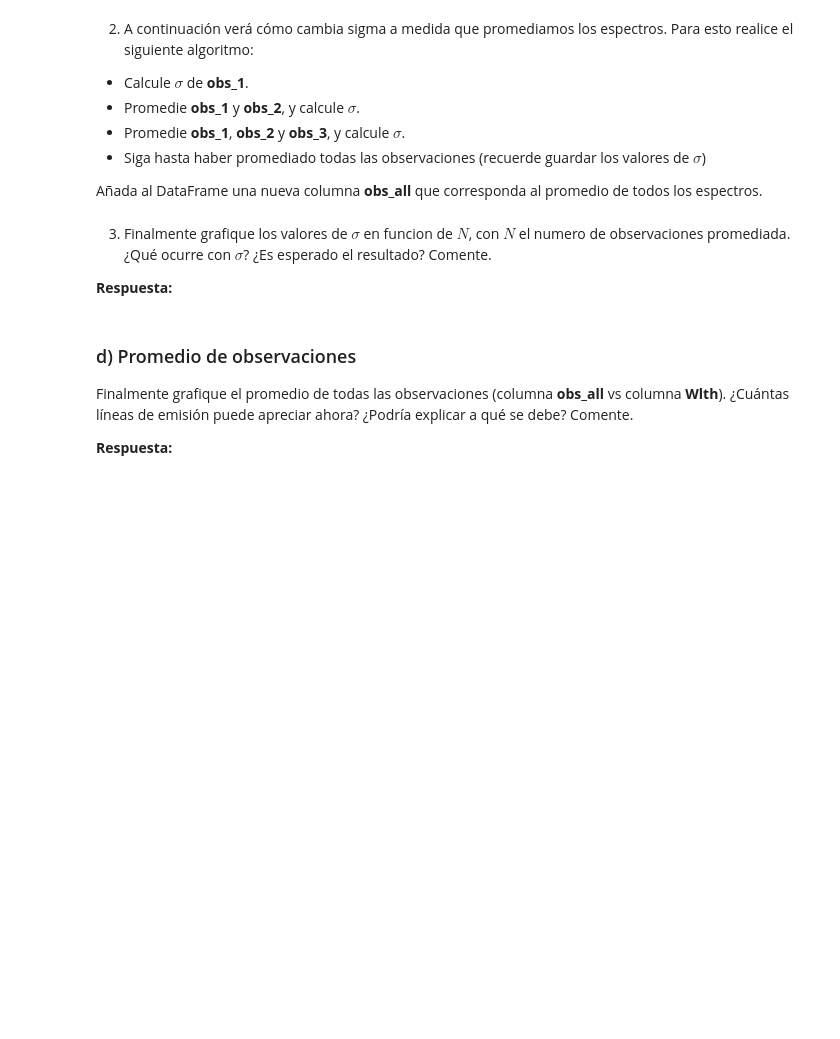
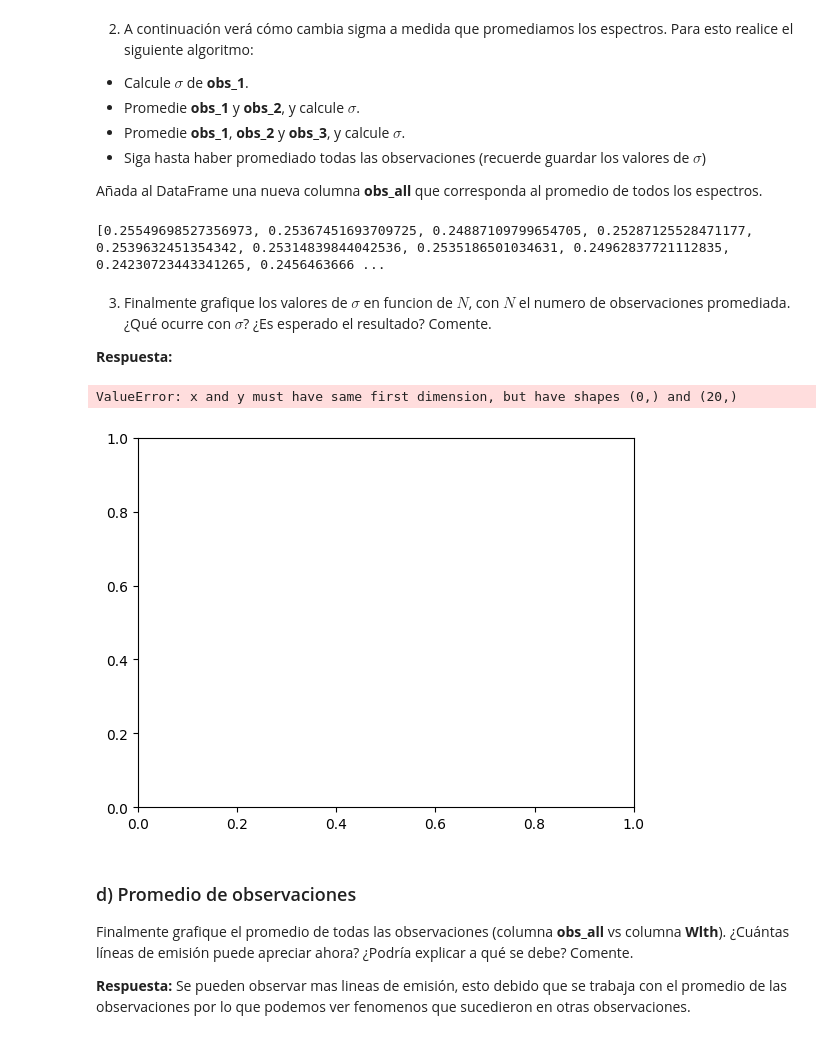
Before and after one commit to Morales-Andres/Tarea-2, a Jupyter notebook: Tarea2.ipynb, the cells around one changed output. Cells and saved outputs as stored; diff of their text form; code cells hidden in the pictures; blank space fills up the shorter version.

```diff
--- a/Tarea2.ipynb
+++ b/Tarea2.ipynb
@@ -283,6 +291,13 @@ plt.show()
 Ahora verá cómo el nivel de ruido disminuye al promediar observaciones. Siga los siguientes pasos:
 
 1. Centre todas las observaciones en 0 de la misma manera hecha en ela parte b). Como consejo, puede recorrer las columnas del DataFrame con un for y modificar solo las que correspondan a una observación.
+# %%
+for col in data.columns:
+  if col == 'Wlth':
+    data[col] = data['Wlth']
+  else:
+    mean_obs = data[col].mean()
+    data[col] = data[col]-mean_obs
 # %% [markdown]
 2. A continuación verá cómo cambia sigma a medida que promediamos los espectros. Para esto realice el siguiente algoritmo:
 
@@ -292,13 +307,32 @@ Ahora verá cómo el nivel de ruido disminuye al promediar observaciones. Siga l
  - Siga hasta haber promediado todas las observaciones (recuerde guardar los valores de $\sigma$)
 
  Añada al DataFrame una nueva columna **obs_all** que corresponda al promedio de todos los espectros.
+# %%
+obs_std = []
+for col in data.columns:
+  if col == 'Wlth' or col == 'Unnamed: 0':
+    obs_std = []
+  else:
+    n =+ 1
+    sum_obs =+ data[col]
+    mean_obs = sum_obs/n
+    obs_std.append(mean_obs.std())
+print(obs_std)
+data['obs_all'] = (data.sum(axis=1) - data['Wlth'] - data['Unnamed: 0'])/20
+# %% [output]
+[0.25549698527356973, 0.25367451693709725, 0.24887109799654705, 0.25287125528471177, 0.2539632451354342, 0.25314839844042536, 0.2535186501034631, 0.24962837721112835, 0.24230723443341265, 0.2456463666 ...
 # %% [markdown]
  3. Finalmente grafique los valores de $\sigma$ en funcion de $N$, con $N$ el numero de observaciones promediada. ¿Qué ocurre con $\sigma$? ¿Es esperado el resultado? Comente.
 
 **Respuesta:**
+# %%
+plt.plot(obs_std, range(0,20))
+# %% [output]
+ValueError: x and y must have same first dimension, but have shapes (0,) and (20,)
+[figure, added]
 # %% [markdown]
 ### d) Promedio de observaciones
 
 Finalmente grafique el promedio de todas las observaciones (columna **obs_all** vs columna **Wlth**). ¿Cuántas líneas de emisión puede apreciar ahora? ¿Podría explicar a qué se debe? Comente.
 
-**Respuesta:**
+**Respuesta:** Se pueden observar mas lineas de emisión, esto debido que se trabaja con el promedio de las observaciones por lo que podemos ver fenomenos que sucedieron en otras observaciones.
```
Also changed, not shown: parts of 7 cells of this notebook.
